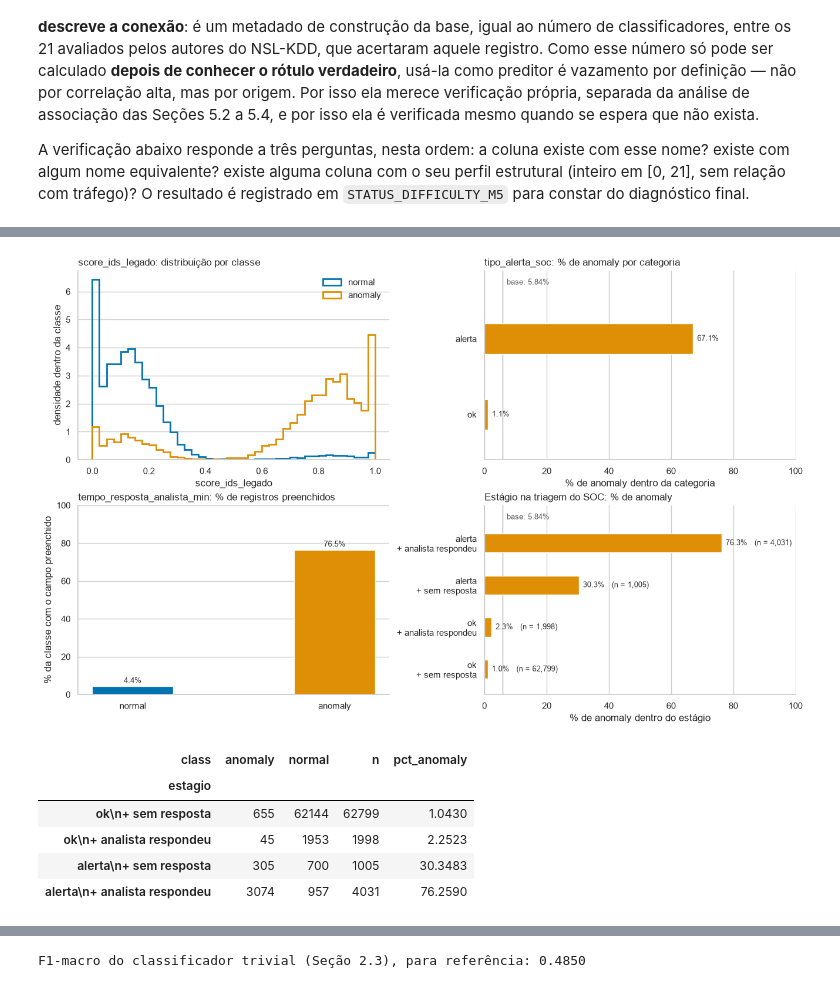
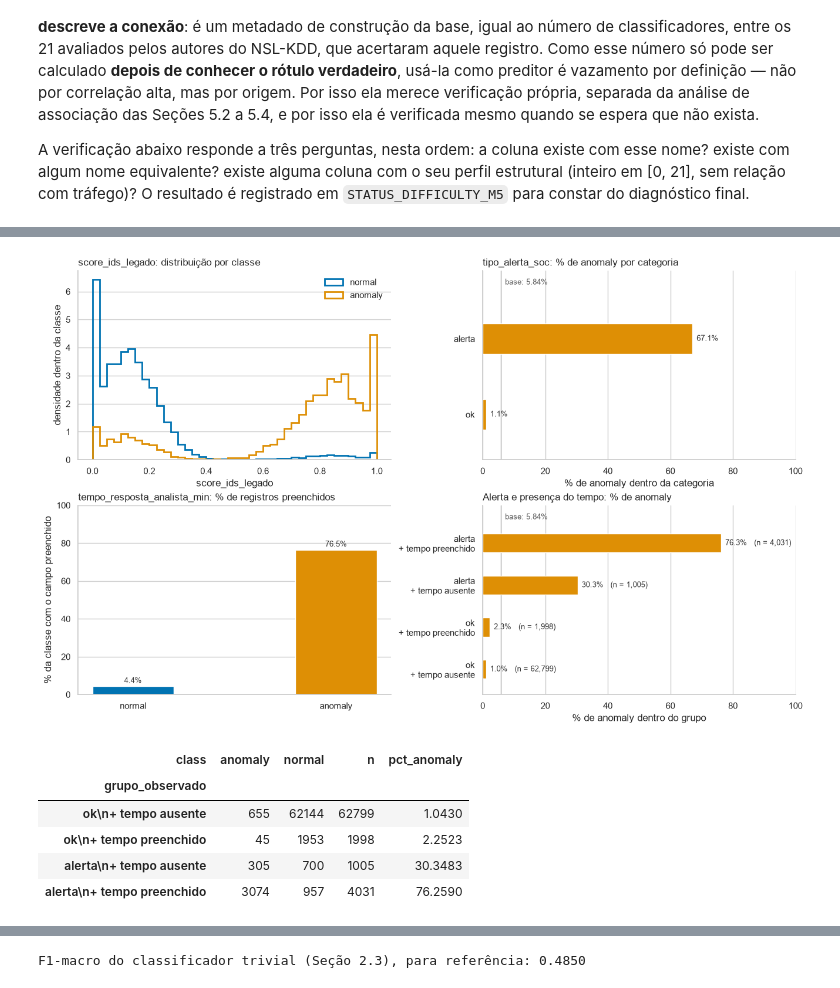
Before and after one commit to matheusmra/tp-ia, a Jupyter notebook: notebooks/01_analise_exploratoria.ipynb, the cells around one changed output, grey strips where cells are left out. Saved outputs shown, nothing was run; the diff lists cells and outputs as text; code cells hidden in the pictures.

```diff
--- a/notebooks/01_analise_exploratoria.ipynb
+++ b/notebooks/01_analise_exploratoria.ipynb
@@ -1271,24 +1300,24 @@ Negativos: src_bytes 189, src_bytes_kb 189, total_bytes 73
 decisoes = []
 for c in constantes_m4:
     decisoes.append({"alvo": c, "proposta": "Avaliar remoção de constante",
-                     "evidência": f"Um valor observado; {df_train[c].isna().sum()} ausentes. Confirmar em cada dobra."})
+                     "evidência": f"Um valor observado, {df_train[c].isna().sum()} ausentes. Confirmar em cada dobra."})
 if n_su_fora_dominio:
     decisoes.append({"alvo": "su_attempted", "proposta": "Confirmar domínio antes de recodificar",
-                     "evidência": f"{n_su_fora_dominio} valores observados fora de 0/1; ausentes separados."})
+                     "evidência": f"{n_su_fora_dominio} valores observados fora de 0/1, ausentes separados."})
 for c in candidatos_nzv_m4:
     decisoes.append({"alvo": c, "proposta": "Investigar antes de remover",
                      "evidência": f"{conc_m4.loc[c, 'pct_dominante']:.2f}% de concentração entre não ausentes."})
 for der, lin in relacoes_m4.iterrows():
     decisoes.append({"alvo": der, "proposta": "Avaliar remoção do derivado (função exata do original)",
-                     "evidência": f"{lin['n_diferentes']} diferenças em {lin['ambos_presentes']} pares com {lin['original']}; "
+                     "evidência": f"{lin['n_diferentes']} diferenças em {lin['ambos_presentes']} pares com {lin['original']}, "
                                   f"{lin['so_derivado_ausente'] + lin['so_original_ausente']} ausentes em só um dos dois."})
 if um_para_um_m4:
     decisoes.append({"alvo": "protocolo_cod", "proposta": "Avaliar remoção (código 1:1 de protocol_type)",
-                     "evidência": f"Correspondência 1:1 com protocol_type normalizado; "
+                     "evidência": f"Correspondência 1:1 com protocol_type normalizado, "
                                   f"{int(df_train['protocol_type'].isna().sum() + df_train['protocolo_cod'].isna().sum())} ausentes nos dois."})
 decisoes.extend([
     {"alvo": "duplicatas", "proposta": "Definir tratamento e manter cópias no mesmo fold",
-     "evidência": f"{n_dup_total} duplicatas exatas; {n_linhas_dup_parcial} linhas com atributos repetidos."},
+     "evidência": f"{n_dup_total} duplicatas exatas, {n_linhas_dup_parcial} linhas com atributos repetidos."},
     {"alvo": "classes conflitantes", "proposta": "Documentar sem inventar rótulos",
      "evidência": f"{n_grupos_conflito} grupos / {n_linhas_conflito} linhas no diagnóstico atual."},
 ])
@@ -1391,5 +1421,5 @@ número de faixas. Reportamos as quatro e, no ranking final, usamos a informaç
 # %%
-# 5.1 Ferramentas de medição do Membro 5.
+# 5.1 Ferramentas de medição da Seção 5.
 # Tudo em numpy/pandas puros: nenhuma dependência nova além de unicodedata, da biblioteca
 # padrão, usado na Seção 5.5 para comparar nomes de coluna sem acento e sem caixa.
 import unicodedata
@@ -1398,7 +1428,7 @@ SEMENTE_M5 = 42          # usada apenas nas permutações do piso da informaçã
 N_PERMUTACOES_M5 = 5     # repetições do embaralhamento do rótulo
 N_FAIXAS_M5 = 10         # faixas por quantil na discretização dos numéricos
 
-# Procedência de cada atributo, herdada do diagnóstico do Membro 4.
+# Procedência de cada atributo, herdada do diagnóstico da Seção 4.
 # Separar os grupos é o que permite ler o ranking da Seção 5.4: se os sinais operacionais
 # aparecerem no topo, o problema não é o tráfego, é a origem desses campos.
 COLS_ORIGINAIS_M5 = [c for c in COLS_ATRIBUTOS
@@ -1445,7 +1475,7 @@ def auc_por_postos(valores: pd.Series, alvo: np.ndarray) -> dict:
 def v_de_cramer(categorias: pd.Series, rotulo: pd.Series) -> dict:
     """V de Cramér e sua versão corrigida por viés (Bergsma, 2013), sem scipy.
 
-    Ausentes ficam fora da tabela de contingência; a contagem usada é informada.
+    Ausentes ficam fora da tabela de contingência, a contagem usada é informada.
     A correção importa porque o V cresce artificialmente com a cardinalidade, e
     `service` tem 67 categorias contra 2 de `tipo_alerta_soc`.
     """
@@ -1468,7 +1498,7 @@ def v_de_cramer(categorias: pd.Series, rotulo: pd.Series) -> dict:
 
 
 def codigos_discretos(serie: pd.Series, n_faixas: int = N_FAIXAS_M5) -> np.ndarray:
-    """Converte qualquer atributo em códigos inteiros comparáveis; ausente recebe o código -1.
+    """Converte qualquer atributo em códigos inteiros comparáveis, ausente recebe o código -1.
 
     Numéricos com poucos valores distintos usam os próprios valores. Os demais são
     discretizados pelo **posto percentual médio**, não por `pd.qcut`: nesta base vários
@@ -1476,11 +1506,11 @@ def codigos_discretos(serie: pd.Series, n_faixas: int = N_FAIXAS_M5) -> np.ndarr
     (`same_srv_rate` = 1,0 em 90,3% das linhas), e o `qcut` colapsa todos os cortes
     nesse valor, devolvendo uma única faixa e informação mútua artificialmente nula.
     Com o posto médio, cada grande ponto de massa cai numa faixa própria e a divisão
-    informativa ("é igual ao valor dominante ou não") é preservada; em atributos sem
+    informativa ("é igual ao valor dominante ou não") é preservada, em atributos sem
     empates o resultado é idêntico a decis de frequência igual.
 
     Categóricos usam as categorias normalizadas (sem espaços nas bordas e em caixa
-    baixa), como o Membro 3 recomendou. Tratar o ausente como uma faixa própria é
+    baixa), como a Seção 3 recomendou. Tratar o ausente como uma faixa própria é
     deliberado: é o que permite a um atributo com 91% de ausência entrar no ranking.
     """
     if pd.api.types.is_numeric_dtype(serie):
@@ -1497,7 +1527,7 @@ def codigos_discretos(serie: pd.Series, n_faixas: int = N_FAIXAS_M5) -> np.ndarr
 
 
 def mi_normalizada(codigos: np.ndarray, alvo: np.ndarray) -> float:
-    """MI(X;class)/H(class): fração da entropia do alvo explicada pelos códigos de X."""
+    """MI(X, class)/H(class): fração da entropia do alvo explicada pelos códigos de X."""
     deslocados = codigos - codigos.min()
     tabela = np.zeros((int(deslocados.max()) + 1, 2), dtype=np.int64)
     np.add.at(tabela, (deslocados, alvo.astype(int)), 1)
@@ -1667,7 +1697,7 @@ A correção de viés praticamente não altera os valores: com n = 69.833, o ter
 # Taxa de anomaly por categoria, com os ausentes como linha própria, para separar
 # "a categoria carrega sinal" de "a ausência carrega sinal".
 def taxa_por_categoria(atributo: str, minimo: int = 100) -> pd.DataFrame:
-    """Taxa de anomaly por categoria; categorias com menos de `minimo` registros viram 'outras'."""
+    """Taxa de anomaly por categoria, categorias com menos de `minimo` registros viram 'outras'."""
     chave = cat_norm_m5[atributo].fillna("(ausente)")
     frequentes = chave.value_counts()
     chave = chave.where(chave.map(frequentes) >= minimo, "(outras, < 100 registros)")
@@ -2106,19 +2128,24 @@ Presença de tempo_resposta_analista_min x classe:
 | preenchido | 3119 | 2910 | 6029 | 51.7333 |
 Entre os registros com tempo de resposta preenchido, a taxa de anomaly é de 51.73% contra 1.50% entre os ausentes — uma razão de 34.4x obtida sem olhar um único valor do campo.
 # %%
-# 5.6 (b) Figura 3: os três sinais vistos por classe, mais o estágio de triagem que eles formam.
+# 5.6 (b) Figura 3: sinais por classe e combinações observadas de alerta/presença do tempo.
 # Toda a figura usa apenas as duas cores de classe já definidas na Seção 2.2: onde a barra mede
-# "% de anomaly", ela recebe a cor de anomaly; a linha cinza é sempre a prevalência da base.
+# "% de anomaly", ela recebe a cor de anomaly, a linha cinza é sempre a prevalência da base.
 from matplotlib.transforms import blended_transform_factory
 
 COR_REFERENCIA_M5 = "#AAAAAA"
 estagio_m5 = pd.Series(
     np.where(alerta_m5.eq("alerta"), "alerta", "ok")
-    + np.where(tem_tempo_m5, "\n+ analista respondeu", "\n+ sem resposta"), name="estagio")
+    + np.where(tem_tempo_m5, "\n+ tempo preenchido", "\n+ tempo ausente"), name="grupo_observado")
 funil_m5 = pd.crosstab(estagio_m5, df_train[COL_ROTULO])
 funil_m5["n"] = funil_m5.sum(axis=1)
 funil_m5["pct_anomaly"] = 100 * funil_m5["anomaly"] / funil_m5["n"]
-funil_m5 = funil_m5.sort_values("pct_anomaly")
+# Ordem descritiva fixa, definida pelas categorias, sem usar as taxas ou o alvo.
+# As combinações não documentam uma sequência temporal de triagem.
+ORDEM_GRUPOS_M5 = ["ok\n+ tempo ausente", "ok\n+ tempo preenchido",
+                   "alerta\n+ tempo ausente", "alerta\n+ tempo preenchido"]
+assert set(funil_m5.index) == set(ORDEM_GRUPOS_M5)
+funil_m5 = funil_m5.reindex(ORDEM_GRUPOS_M5)
 
 
 def linha_de_base(eixo):
@@ -2175,39 +2202,39 @@ eixos[1, 0].bar(np.arange(len(CLASSES)), pct_preenchido_m5, width=0.4,
 eixos[1, 0].set_xticks(np.arange(len(CLASSES)), CLASSES)
 eixos[1, 0].set_ylim(0, 100)
 eixos[1, 0].set_title("tempo_resposta_analista_min: % de registros preenchidos", loc="left")
 eixos[1, 0].set_ylabel("% da classe com o campo preenchido")
 for posicao, valor in enumerate(pct_preenchido_m5):
     eixos[1, 0].annotate(f"{valor:.1f}%", (posicao, valor), xytext=(0, 4),
                          textcoords="offset points", ha="center", fontsize=9, color="#333333")
 
-# (d) Os três campos lidos juntos: a taxa de anomaly cresce com o avanço na triagem.
+# (d) Combinações de alerta e presença do tempo: comparação descritiva, sem inferência temporal.
 eixos[1, 1].barh(np.arange(len(funil_m5)), funil_m5["pct_anomaly"], height=0.45,
                  color=cores_classes["anomaly"])
 eixos[1, 1].set_yticks(np.arange(len(funil_m5)), funil_m5.index)
 eixos[1, 1].set_xlim(0, 100)
-eixos[1, 1].set_title("Estágio na triagem do SOC: % de anomaly", loc="left")
-eixos[1, 1].set_xlabel("% de anomaly dentro do estágio")
+eixos[1, 1].set_title("Alerta e presença do tempo: % de anomaly", loc="left")
+eixos[1, 1].set_xlabel("% de anomaly dentro do grupo")
 folga_no_topo(eixos[1, 1], len(funil_m5))
 linha_de_base(eixos[1, 1])
 rotular_barras_h(eixos[1, 1], funil_m5["pct_anomaly"],
                  [f"   (n = {n:,})" for n in funil_m5["n"]])
 
 for eixo in eixos.ravel():
     eixo.set_axisbelow(True)
     for lado in ("top", "right"):
         eixo.spines[lado].set_visible(False)
 for eixo in (eixos[0, 1], eixos[1, 1]):
     eixo.grid(axis="y", visible=False)
 eixos[1, 0].grid(axis="x", visible=False)
 eixos[0, 0].grid(axis="x", visible=False)
 plt.show()
 display(funil_m5)
 # %% [output]
 [figure]
 | class | anomaly | normal | n | pct_anomaly |
-| estagio |  |  |  |  |
-| ok\n+ sem resposta | 655 | 62144 | 62799 | 1.0430 |
-| ok\n+ analista respondeu | 45 | 1953 | 1998 | 2.2523 |
-| alerta\n+ sem resposta | 305 | 700 | 1005 | 30.3483 |
-| alerta\n+ analista respondeu | 3074 | 957 | 4031 | 76.2590 |
+| grupo_observado |  |  |  |  |
+| ok\n+ tempo ausente | 655 | 62144 | 62799 | 1.0430 |
+| ok\n+ tempo preenchido | 45 | 1953 | 1998 | 2.2523 |
+| alerta\n+ tempo ausente | 305 | 700 | 1005 | 30.3483 |
+| alerta\n+ tempo preenchido | 3074 | 957 | 4031 | 76.2590 |
 # %% [markdown]
```
Also changed, not shown: parts of 57 cells of this notebook, 1 other file.
